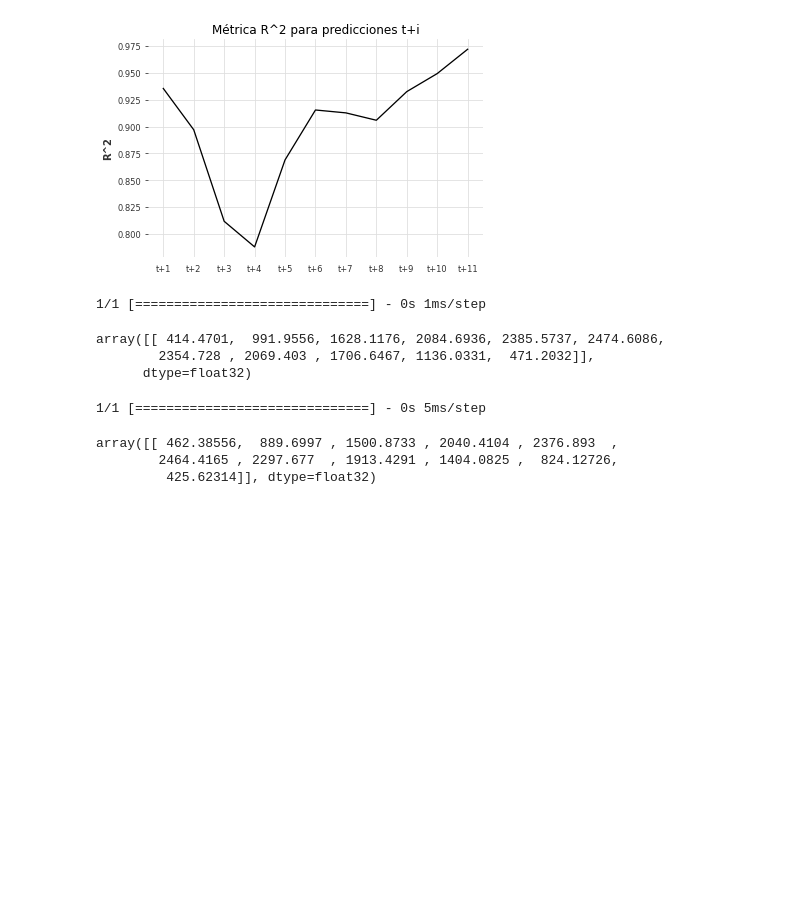
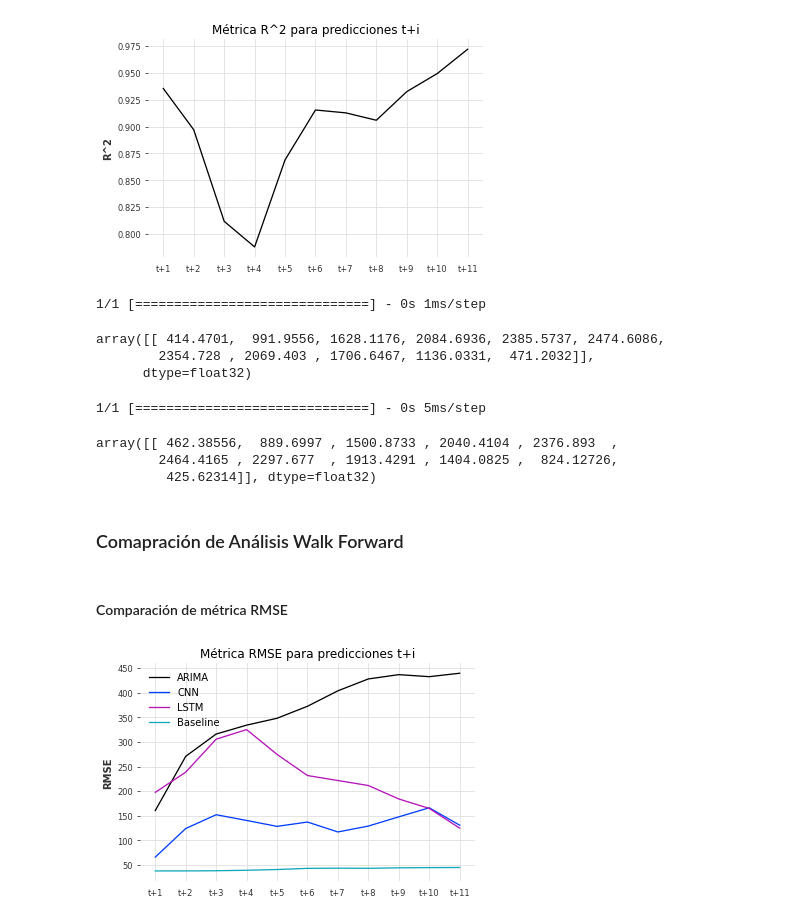
Before and after one commit to Leinadh/PV-Forecasting, a Jupyter notebook: entrenamiento_y_comparacion.ipynb, the cells around one changed output. Cells and saved outputs as stored; diff of their text form; code cells hidden in the pictures; blank space fills up the shorter version.

```diff
--- a/entrenamiento_y_comparacion.ipynb
+++ b/entrenamiento_y_comparacion.ipynb
@@ -1310,3 +1310,19 @@ modelo_lstm.predict(x_input, verbose=1)
 array([[ 462.38556,  889.6997 , 1500.8733 , 2040.4104 , 2376.893  ,
         2464.4165 , 2297.677  , 1913.4291 , 1404.0825 ,  824.12726,
          425.62314]], dtype=float32)
+# %% [markdown]
+### Comapración de Análisis Walk Forward
+# %%
+rmse_arima = np.array([160.64776544, 270.69151432, 315.9885493 , 334.01812193,
+       348.00484558, 372.36320726, 403.76765114, 427.86701613,
+       436.60018178, 432.48102117, 439.43991836])
+rmse_baseline = np.array([37.95487422, 37.95728727, 38.30072428, 39.2570819 , 40.79120364,
+       43.14413184, 43.56537003, 43.23455526, 44.20596312, 44.68720473,
+       44.91275993])
+rmse_cnn = np.array([ 66.03059827, 124.09463853, 152.07329848, 140.44600895,
+       128.4332031 , 137.22035643, 117.07118223, 129.04759466,
+       147.78023468, 166.15645215, 130.88758569])
+rmse_lstm = np.array([197.55610394, 238.56362632, 305.55899102, 324.96683809,
+       274.55980543, 231.67606308, 221.54597819, 211.42255549,
+       184.07502815, 164.89740173, 124.90828435])
+ls_rmse = [  rmse_arima,rmse_cnn,rmse_lstm,rmse_baseline]
@@ -1312,0 +1343,13 @@ array([[ 462.38556,  889.6997 , 1500.8733 , 2040.4104 , 2376.893  ,
+# %%
+nombres_modelos = [ 'ARIMA', 'CNN', 'LSTM','Baseline']
+# %% [markdown]
+#### Comparación de métrica RMSE
+# %%
+plt.title('Métrica RMSE para predicciones t+i')
+plt.ylabel('RMSE')
+for ls_metric_t in ls_rmse:
+    plt.plot([f't+{i}' for i in range(1,n_pred+1)],ls_metric_t)
+plt.legend(nombres_modelos)
+plt.show()
+# %% [output]
+[figure, added]
```
Also changed, not shown: parts of 7 cells of this notebook.
